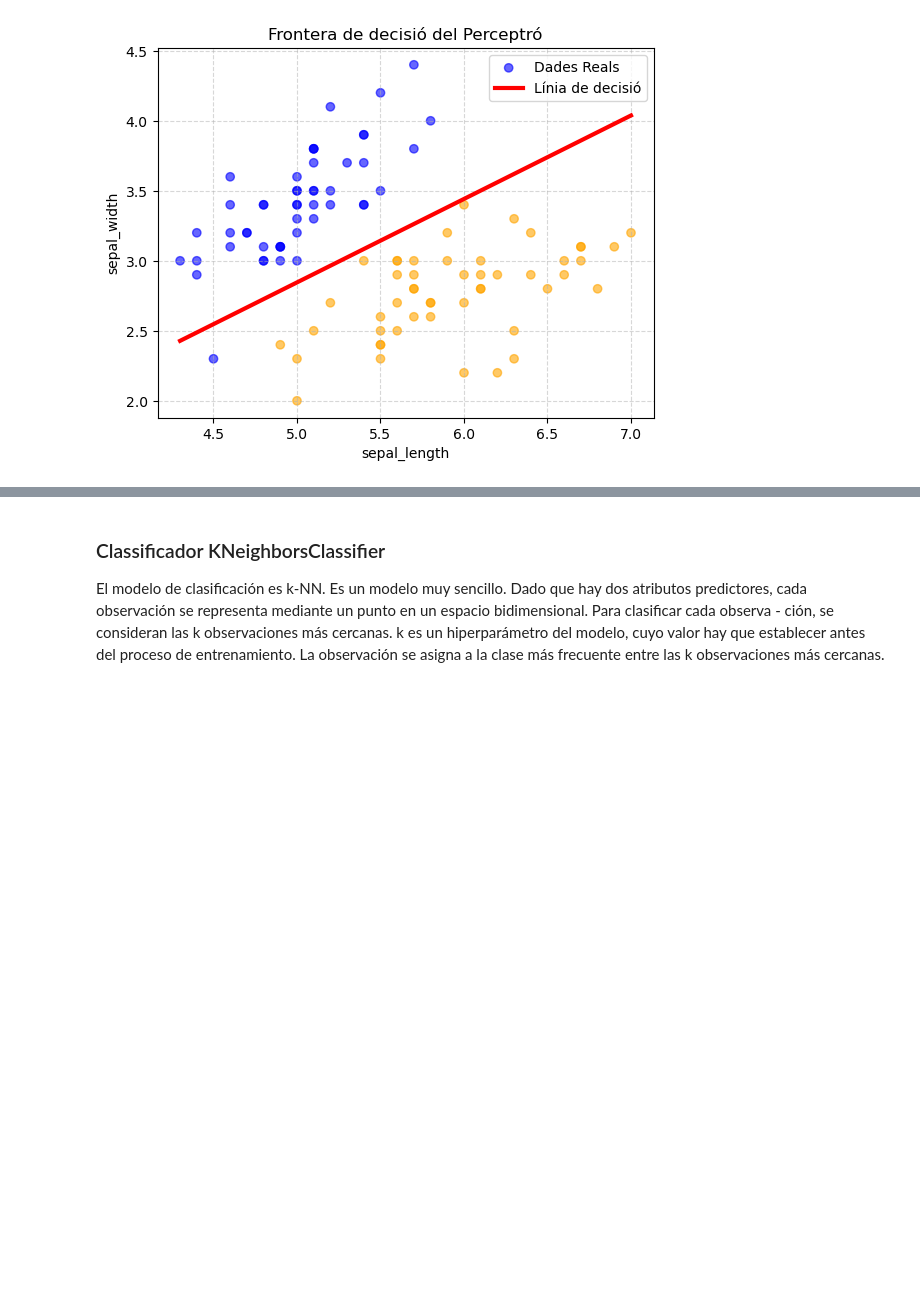
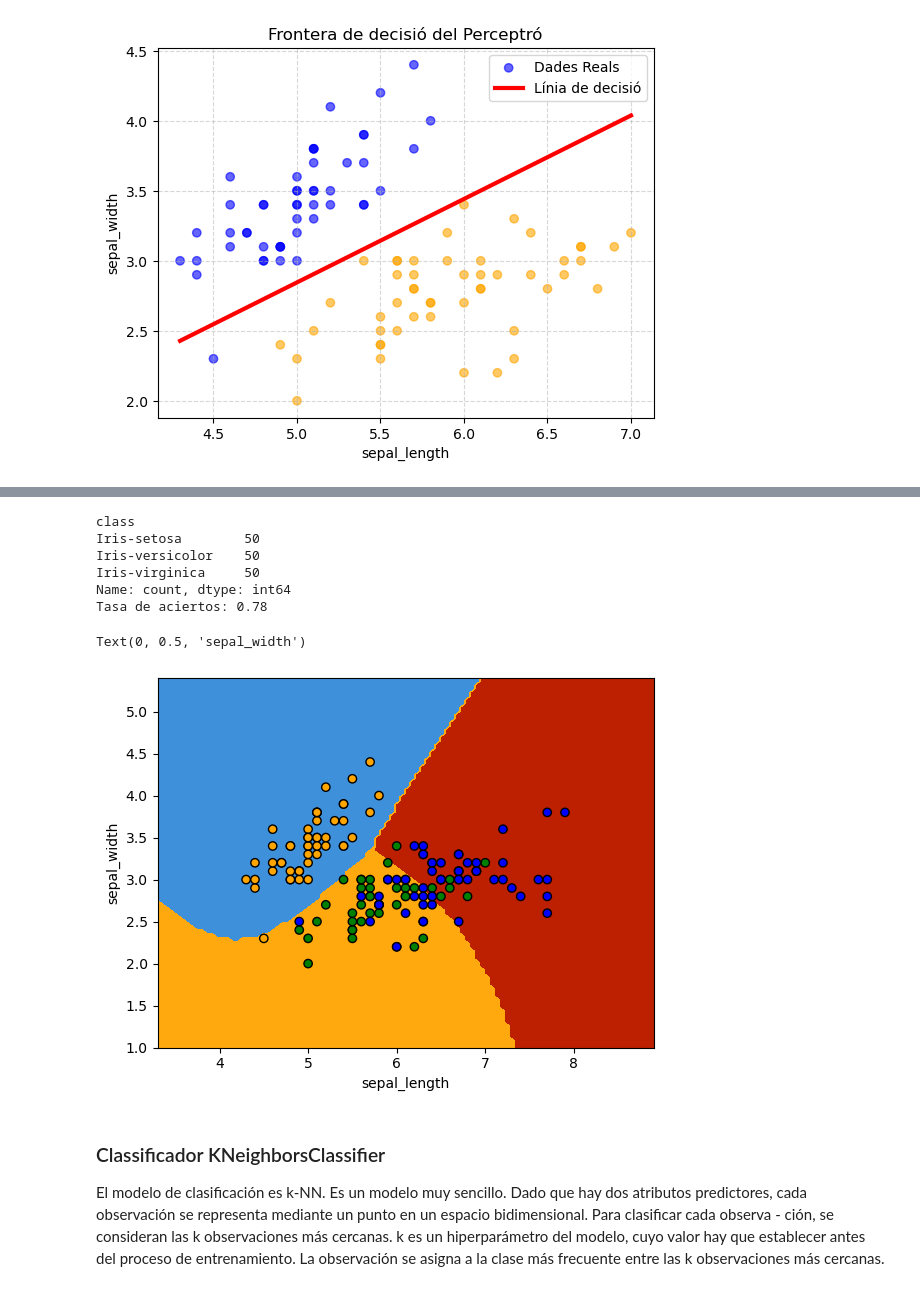
Before and after one commit to xxjcaxx/Disseny-i-avaluacio-de-models, a Jupyter notebook: apunts/documents/classificació.ipynb, the cells around one changed output, grey strips where cells are left out. Saved outputs shown, nothing was run; the diff lists cells and outputs as text; code cells hidden in the pictures; blank space fills up the shorter version.

```diff
--- a/apunts/documents/classificació.ipynb
+++ b/apunts/documents/classificació.ipynb
@@ -206,3 +241,46 @@ plt.show()
+# %%
+import matplotlib.pyplot as plt
+import pandas as pd
+from sklearn.naive_bayes import GaussianNB
+from sklearn.metrics import accuracy_score
+from sklearn.inspection import DecisionBoundaryDisplay
+import numpy as np
+df = pd.read_csv(
+"https://archive.ics.uci.edu/ml/machine-learning-databases/iris/iris.data",
+names=['sepal_length', 'sepal_width', 'petal_length', 'petal_width', 'class']
+)
+# Evitar valors extranys o nulls
+df = df[df['class'].isin(['Iris-setosa', 'Iris-versicolor', 'Iris-virginica'])]
+print(df['class'].value_counts())
+# x, y
+x = df[['sepal_length', 'sepal_width']]
+y = df['class']
+# Creación de un clasificador lineal (perceptron)
+clf = GaussianNB()
+# Entrenamiento del clasificador
+clf.fit(x, y)
+# Predicción para datos de entrenamiento
+y_pred = clf.predict(x)
+# Tasa de aciertos
+acc_score = accuracy_score(y, y_pred)
+print('Tasa de aciertos: {acc_sc}'.format(acc_sc=acc_score))
+
+# Mostrar fronteras de decisión del clasificador
+DecisionBoundaryDisplay.from_estimator(clf, x, response_method="predict")
+# Mostrar datos de entrenamiento
+colores = {'Iris-setosa':'orange', 'Iris-versicolor':'green', 'Iris-virginica':'blue' }
+plt.scatter(x['sepal_length'], x['sepal_width'], c=y.map(colores), edgecolor='k')
+plt.xlabel("sepal_length")
+plt.ylabel("sepal_width")
+# %% [output]
+class
+Iris-setosa        50
+Iris-versicolor    50
+Iris-virginica     50
+Name: count, dtype: int64
+Tasa de aciertos: 0.78
+Text(0, 0.5, 'sepal_width')
+[figure, added]
 # %% [markdown]
 ### Classificador KNeighborsClassifier
 
```
Also changed, not shown: parts of 6 cells of this notebook, 8 other files.
